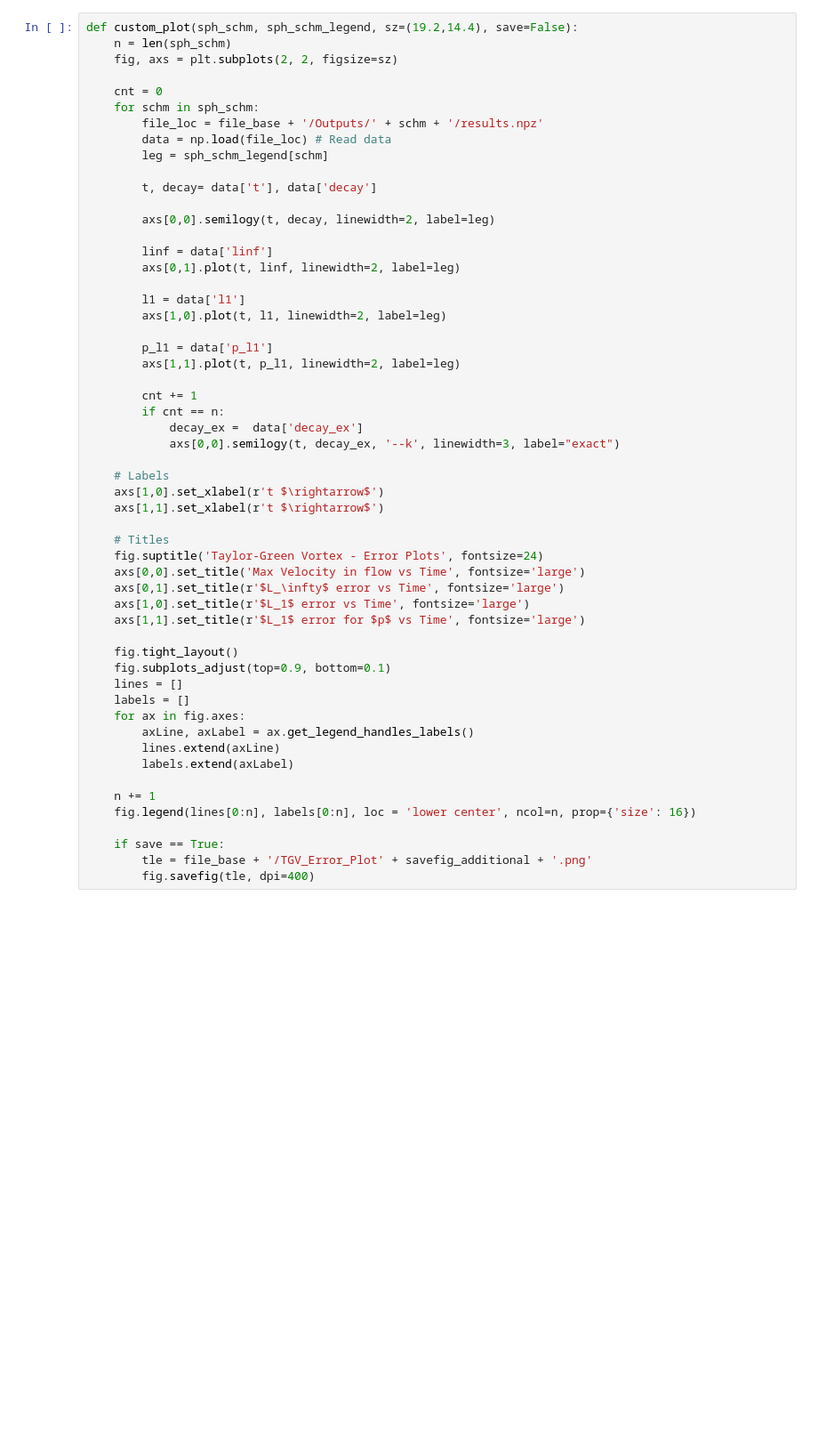
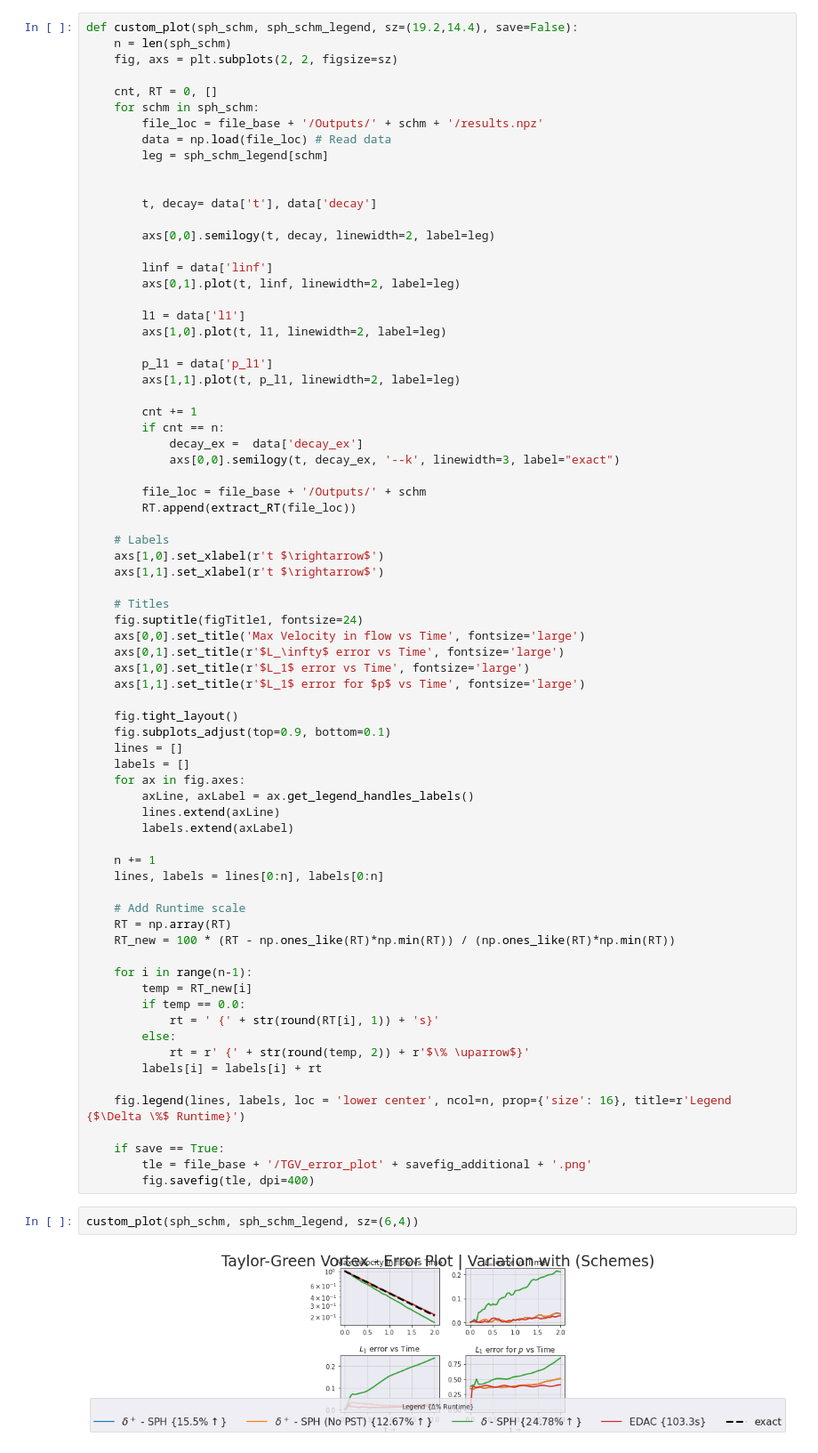
Before and after one commit to Prajwal-Prathiksh/SLP-Smoothed-Particle-Hydrodynamics, a Jupyter notebook: SLP/Taylor Green Vortex/plot_output.ipynb, the cells around one changed output. Shown at 89% size. Drawn from its saved outputs; the diff is of its cells as text; blank space fills up the shorter version.

Commit message:
UPDATE: ------------- Plots

```diff
--- a/SLP/Taylor Green Vortex/plot_output.ipynb
+++ b/SLP/Taylor Green Vortex/plot_output.ipynb
@@ -29,11 +71,12 @@ def custom_plot(sph_schm, sph_schm_legend, sz=(19.2,14.4), save=False):
     n = len(sph_schm)
     fig, axs = plt.subplots(2, 2, figsize=sz)
 
-    cnt = 0
+    cnt, RT = 0, []
     for schm in sph_schm:
         file_loc = file_base + '/Outputs/' + schm + '/results.npz'
         data = np.load(file_loc) # Read data
         leg = sph_schm_legend[schm]
+
 
         t, decay= data['t'], data['decay']
 
@@ -53,12 +96,15 @@ def custom_plot(sph_schm, sph_schm_legend, sz=(19.2,14.4), save=False):
             decay_ex =  data['decay_ex']
             axs[0,0].semilogy(t, decay_ex, '--k', linewidth=3, label="exact")
 
+        file_loc = file_base + '/Outputs/' + schm
+        RT.append(extract_RT(file_loc))
+
     # Labels
     axs[1,0].set_xlabel(r't $\rightarrow$')
     axs[1,1].set_xlabel(r't $\rightarrow$')
 
     # Titles
-    fig.suptitle('Taylor-Green Vortex - Error Plots', fontsize=24)
+    fig.suptitle(figTitle1, fontsize=24)
     axs[0,0].set_title('Max Velocity in flow vs Time', fontsize='large')
     axs[0,1].set_title(r'$L_\infty$ error vs Time', fontsize='large')
     axs[1,0].set_title(r'$L_1$ error vs Time', fontsize='large')
@@ -74,8 +120,26 @@ def custom_plot(sph_schm, sph_schm_legend, sz=(19.2,14.4), save=False):
         labels.extend(axLabel)
 
     n += 1
-    fig.legend(lines[0:n], labels[0:n], loc = 'lower center', ncol=n, prop={'size': 16})
+    lines, labels = lines[0:n], labels[0:n]
+
+    # Add Runtime scale
+    RT = np.array(RT)
+    RT_new = 100 * (RT - np.ones_like(RT)*np.min(RT)) / (np.ones_like(RT)*np.min(RT))
+
+    for i in range(n-1):
+        temp = RT_new[i]
+        if temp == 0.0:
+            rt = ' {' + str(round(RT[i], 1)) + 's}'
+        else:
+            rt = r' {' + str(round(temp, 2)) + r'$\% \uparrow$}'
+        labels[i] = labels[i] + rt
+
+    fig.legend(lines, labels, loc = 'lower center', ncol=n, prop={'size': 16}, title=r'Legend {$\Delta \%$ Runtime}')
 
     if save == True:
-        tle = file_base + '/TGV_Error_Plot' + savefig_additional + '.png'
+        tle = file_base + '/TGV_error_plot' + savefig_additional + '.png'
         fig.savefig(tle, dpi=400)
+# %%
+custom_plot(sph_schm, sph_schm_legend, sz=(6,4))
+# %% [output]
+[figure, added]
```
Also changed, not shown: parts of 23 cells of this notebook, 22 other files.
